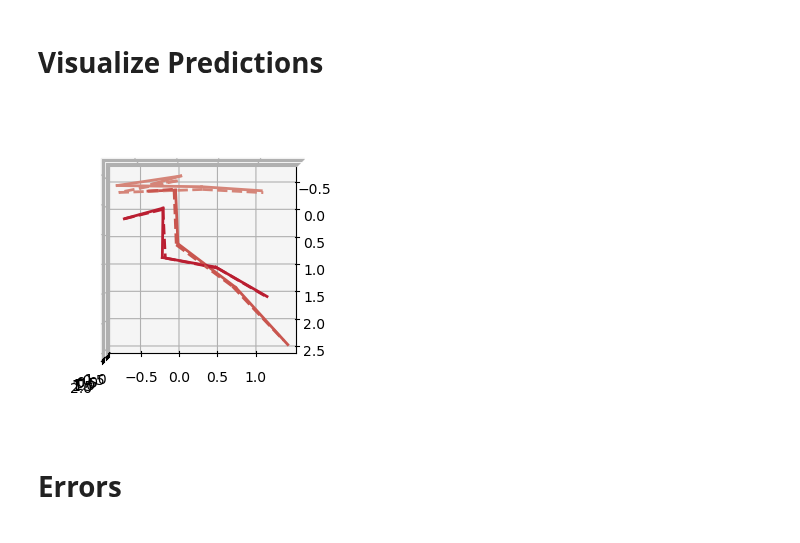
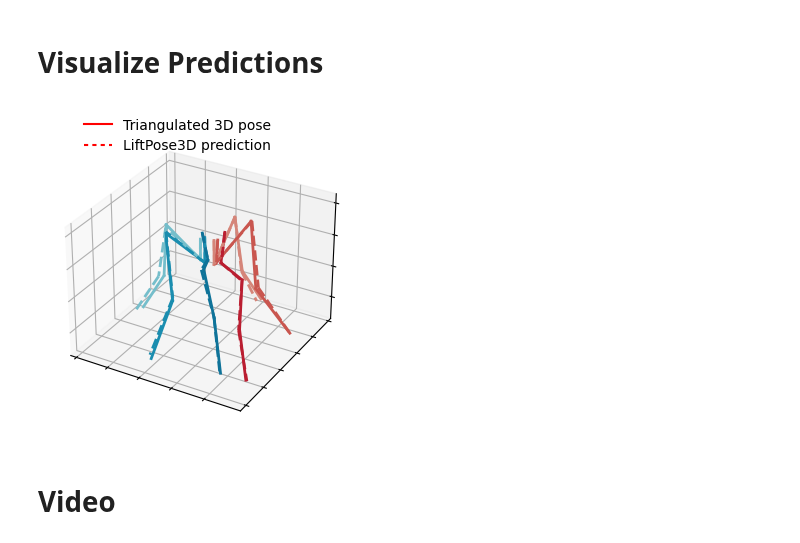
Before and after one commit to NeLy-EPFL/LiftPose3D, a Jupyter notebook: examples/fly_tether_angle_inv/angle_invariant_lifter.ipynb, the cells around one changed output. Drawn from its saved outputs; the diff is of its cells as text; code cells hidden in the pictures.

```diff
--- a/examples/fly_tether_angle_inv/angle_invariant_lifter.ipynb
+++ b/examples/fly_tether_angle_inv/angle_invariant_lifter.ipynb
@@ -138,33 +182,29 @@ lp3d_test(par['out_dir'])
 # %% [markdown]
 # Visualize Predictions
-# %%
-from liftpose.postprocess import load_test_results
-data = torch.load(os.path.join(par['out_dir'], "test_results.pth.tar"))
-stat_2d, stat_3d = (
-    torch.load(os.path.join(par['out_dir'], "stat_2d.pth.tar")),
-    torch.load(os.path.join(par['out_dir'], "stat_3d.pth.tar")),
-)
-test_3d_gt, test_3d_pred, good_keypts = load_test_results(data, stat_2d, stat_3d)
 # %%
 # https://stackoverflow.com/a/38865534/7554774
 # conda install ipympl
 #%matplotlib widget
 %matplotlib inline
 from liftpose.plot import plot_pose_3d
+from scipy.spatial.transform import Rotation as Rot
+
+t = 0
 
 fig = plt.figure(figsize=plt.figaspect(1), dpi=100)
 ax = fig.add_subplot(111, projection='3d')
-ax.view_init(elev=90, azim=0)
 
-t = 500
-plot_pose_3d(ax=ax, tar=test_3d_gt[t],
-            pred=test_3d_pred[t],
+R = Rot.from_euler('xyz', [-np.pi/2, 0, 0], degrees=False).as_matrix()
+tar = np.matmul(R,test_3d_gt[t].T).T
+pred = np.matmul(R,test_3d_pred[t].T).T
+
+plot_pose_3d(ax=ax, tar=tar,
+            pred=pred,
             bones=par_data["vis"]["bones"],
             limb_id=par_data["vis"]["limb_id"],
             colors=par_data["vis"]["colors"],
-            good_keypts=good_keypts[t],
-            show_gt_always=False)
+            legend=True)
 # %% [output]
-[figure, old version]
+[figure, new version]
 # %% [markdown]
-# Errors
+# Video
```
Also changed, not shown: parts of 8 cells of this notebook, 8 other files.
